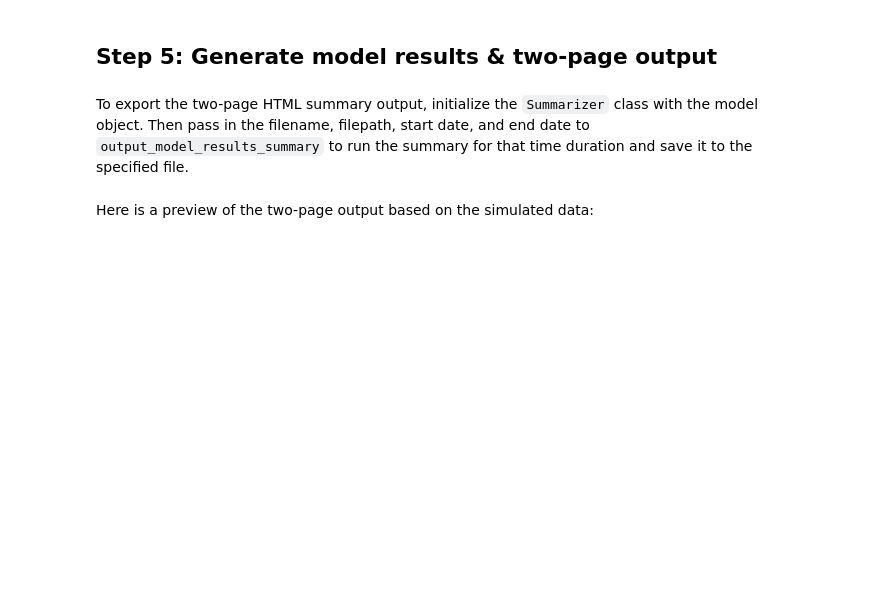
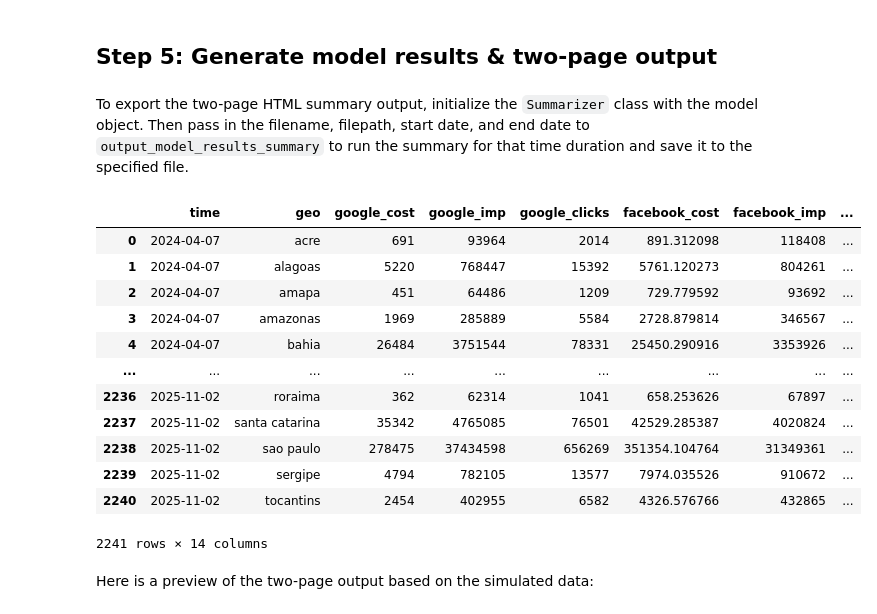
Before and after one commit to felipe-dafiti/MMM, a Jupyter notebook: meridian_getting_started.ipynb, the cells around one changed output. Drawn from its saved outputs; the diff is of its cells as text; code cells hidden in the pictures; blank space fills up the shorter version.

```diff
--- a/meridian_getting_started.ipynb
+++ b/meridian_getting_started.ipynb
@@ -351,6 +439,22 @@ For more information and additional model diagnostics checks, see [Modeling diag
 ## Step 5: Generate model results & two-page output
 # %% [markdown]
 To export the two-page HTML summary output, initialize the `Summarizer` class with the model object. Then pass in the filename, filepath, start date, and end date to `output_model_results_summary` to run the summary for that time duration and save it to the specified file.
+# %%
+df
+# %% [output]
+|  | time | geo | google_cost | google_imp | google_clicks | facebook_cost | facebook_imp | ... |
+| 0 | 2024-04-07 | acre | 691 | 93964 | 2014 | 891.312098 | 118408 | ... |
+| 1 | 2024-04-07 | alagoas | 5220 | 768447 | 15392 | 5761.120273 | 804261 | ... |
+| 2 | 2024-04-07 | amapa | 451 | 64486 | 1209 | 729.779592 | 93692 | ... |
+| 3 | 2024-04-07 | amazonas | 1969 | 285889 | 5584 | 2728.879814 | 346567 | ... |
+| 4 | 2024-04-07 | bahia | 26484 | 3751544 | 78331 | 25450.290916 | 3353926 | ... |
+| ... | ... | ... | ... | ... | ... | ... | ... | ... |
+| 2236 | 2025-11-02 | roraima | 362 | 62314 | 1041 | 658.253626 | 67897 | ... |
+| 2237 | 2025-11-02 | santa catarina | 35342 | 4765085 | 76501 | 42529.285387 | 4020824 | ... |
+| 2238 | 2025-11-02 | sao paulo | 278475 | 37434598 | 656269 | 351354.104764 | 31349361 | ... |
+| 2239 | 2025-11-02 | sergipe | 4794 | 782105 | 13577 | 7974.035526 | 910672 | ... |
+| 2240 | 2025-11-02 | tocantins | 2454 | 402955 | 6582 | 4326.576766 | 432865 | ... |
+2241 rows × 14 columns
 # %%
 mmm_summarizer = summarizer.Summarizer(mmm)
 # %%
```
Also changed, not shown: parts of 25 cells of this notebook.
